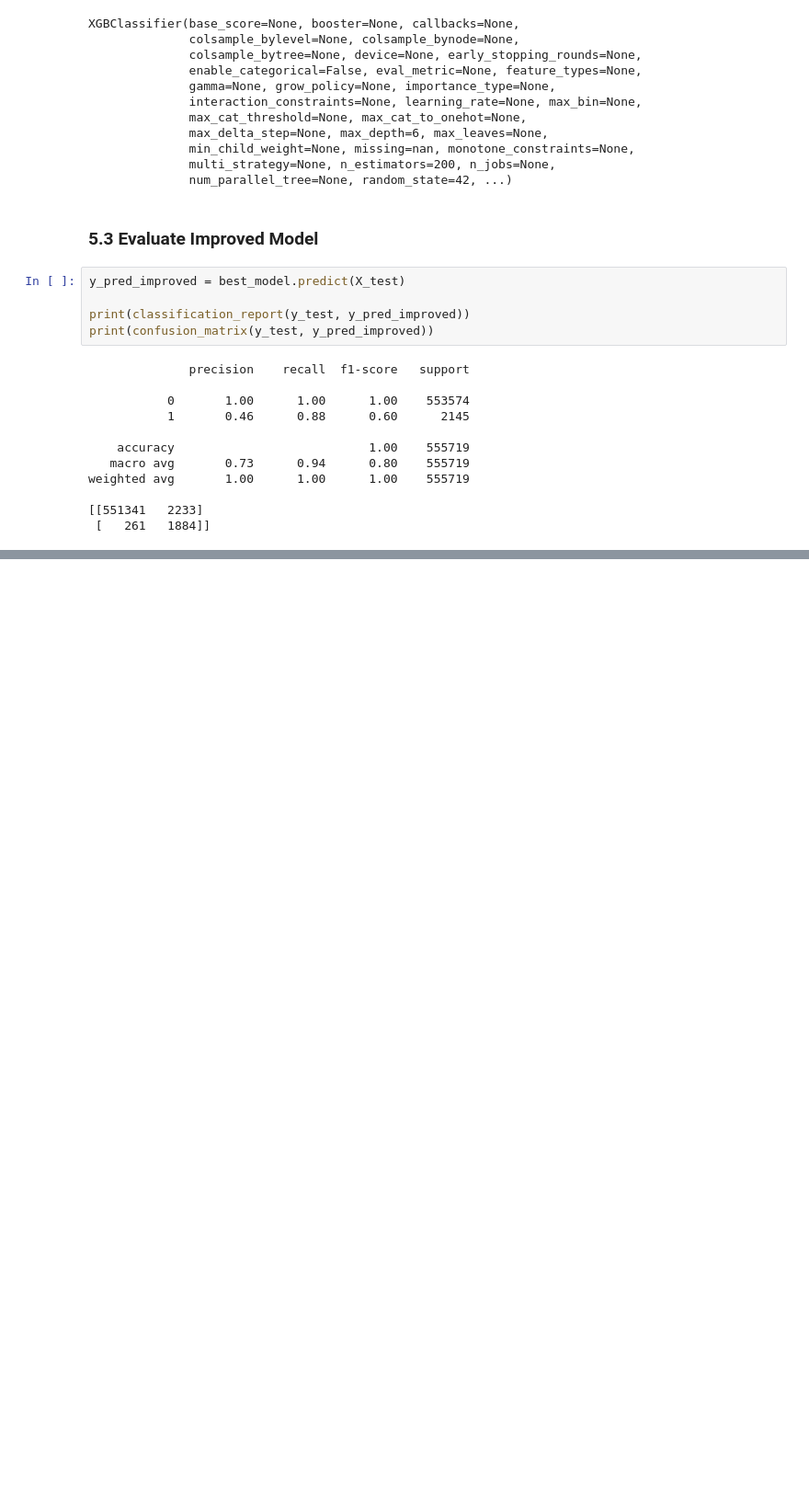
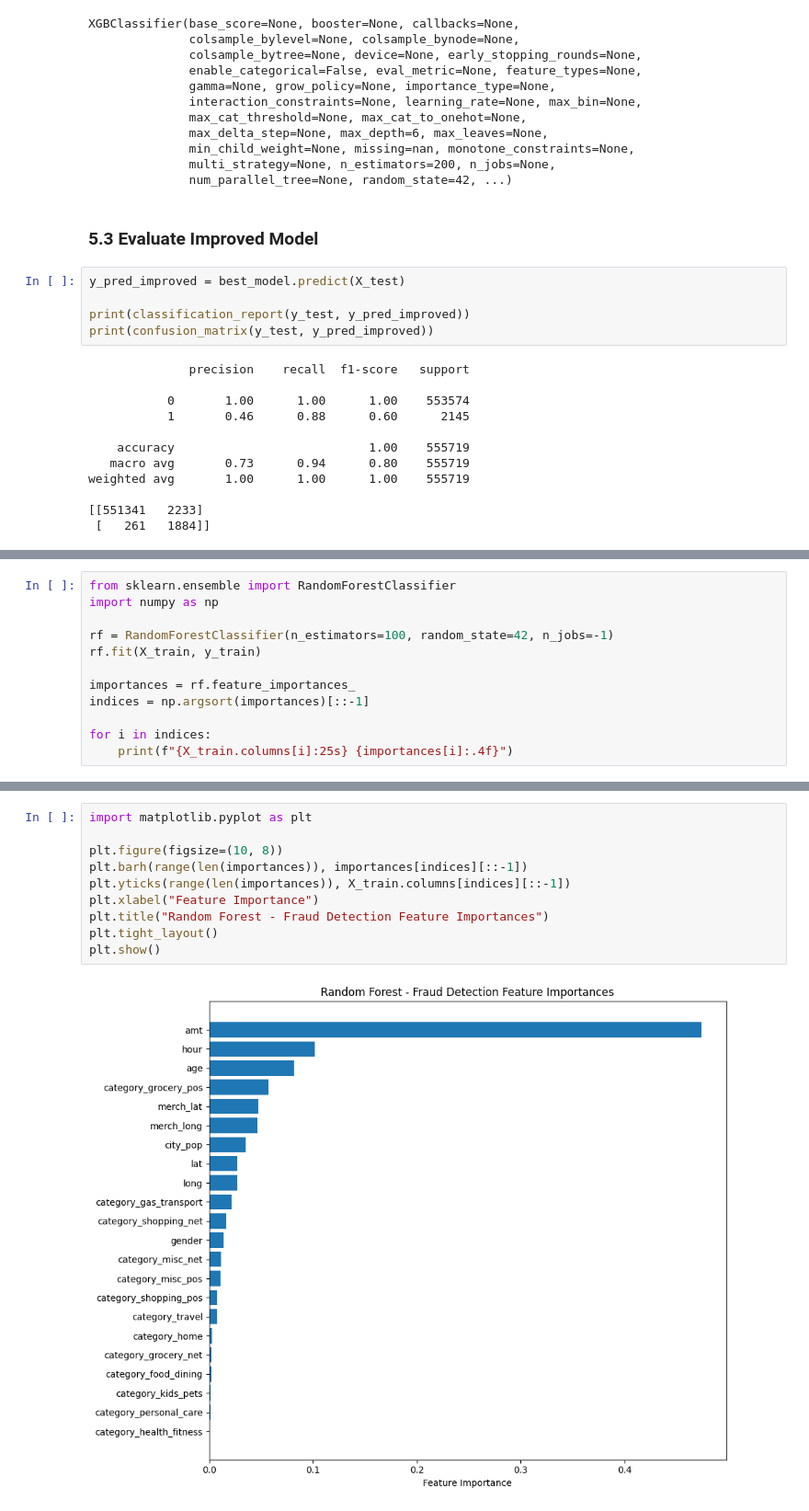
Before and after one commit to kaankartalk/fraud-detection, a Jupyter notebook: notebooks/01_exploration.ipynb, the cells around one changed output, grey strips where cells are left out. Shown at 92% size. Cells and saved outputs as stored; diff of their text form; blank space fills up the shorter version.

```diff
--- a/notebooks/01_exploration.ipynb
+++ b/notebooks/01_exploration.ipynb
@@ -627,0 +633,12 @@ No, it's actually a very valuable learning moment. It shows us that scale_pos_we
+# %%
+from sklearn.ensemble import RandomForestClassifier
+import numpy as np
+
+rf = RandomForestClassifier(n_estimators=100, random_state=42, n_jobs=-1)
+rf.fit(X_train, y_train)
+
+importances = rf.feature_importances_
+indices = np.argsort(importances)[::-1]
+
+for i in indices:
+    print(f"{X_train.columns[i]:25s} {importances[i]:.4f}")
@@ -627,0 +663,12 @@ No, it's actually a very valuable learning moment. It shows us that scale_pos_we
+# %%
+import matplotlib.pyplot as plt
+
+plt.figure(figsize=(10, 8))
+plt.barh(range(len(importances)), importances[indices][::-1])
+plt.yticks(range(len(importances)), X_train.columns[indices][::-1])
+plt.xlabel("Feature Importance")
+plt.title("Random Forest - Fraud Detection Feature Importances")
+plt.tight_layout()
+plt.show()
+# %% [output]
+[figure, added]
```
Also changed, not shown: parts of 20 cells of this notebook, 1 other file.
